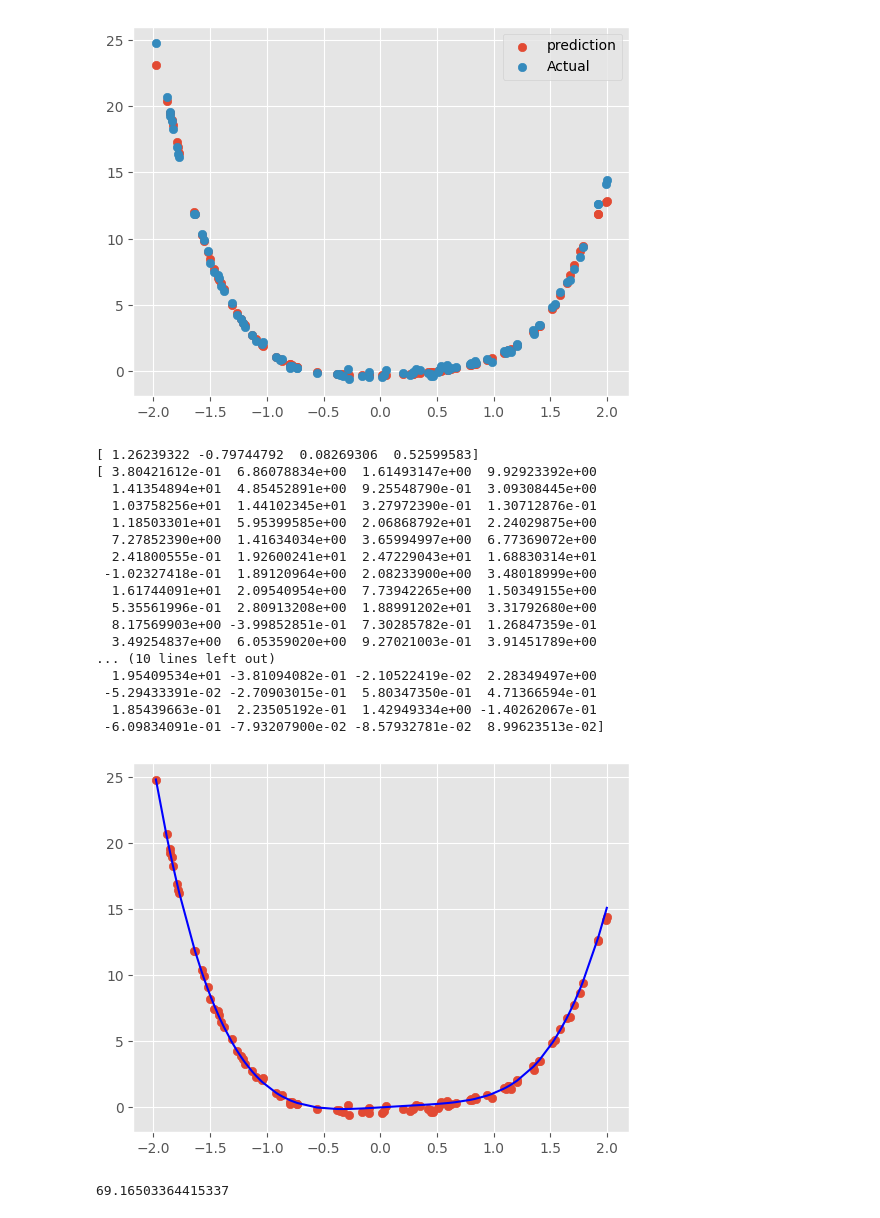
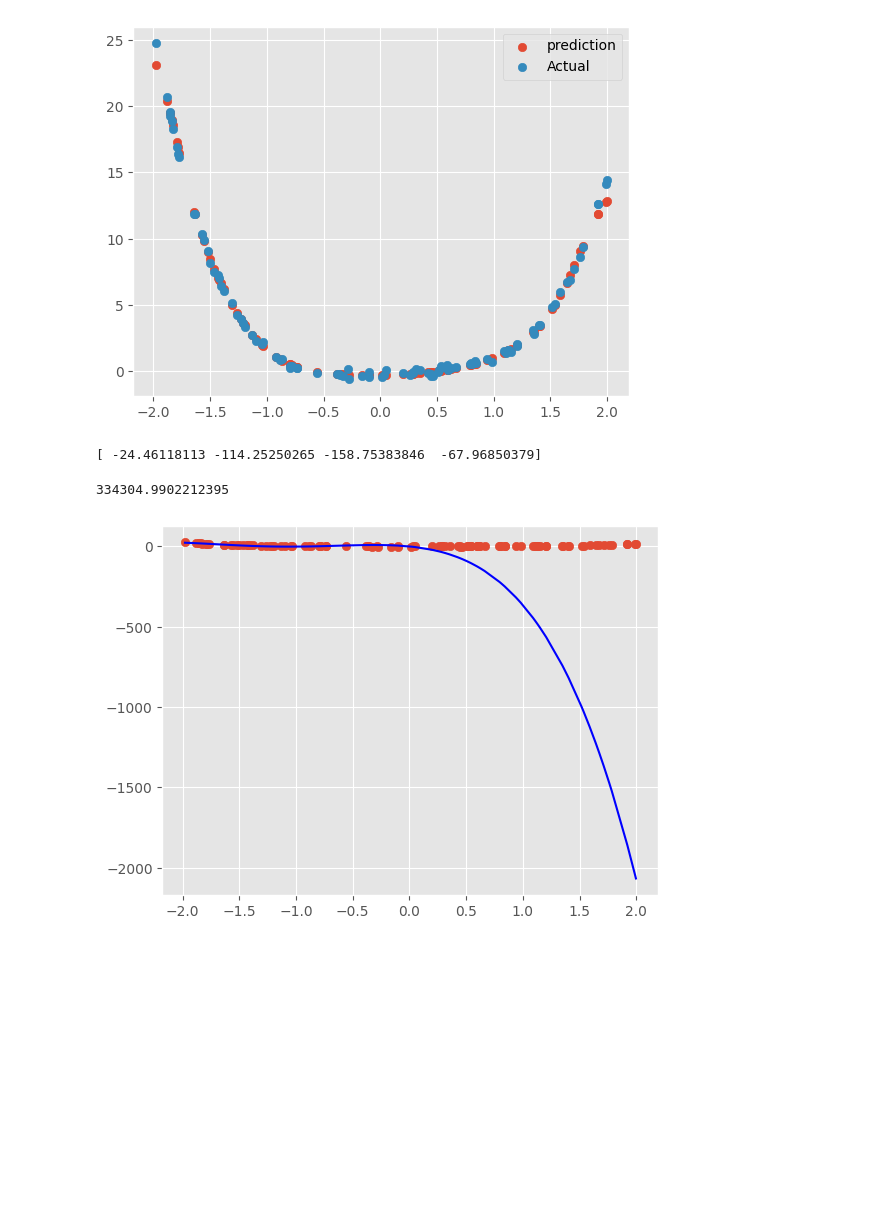
Before and after one commit to cm23ru-uol/MATH2603_individual_summative, a Jupyter notebook: main.ipynb, the cells around one changed output. Cells and saved outputs as stored; diff of their text form; code cells hidden in the pictures; blank space fills up the shorter version.

```diff
--- a/main.ipynb
+++ b/main.ipynb
@@ -187,9 +187,4 @@ plot_3_1 = plt.scatter(x_test, y_pred)
 plot_3_2 = plt.scatter(x_test, y_true)
 # %% [output]
 [figure]
-# %%
-validation_dataset = pd.read_csv('val.csv')
-
-x_val = validation_dataset.x.to_numpy()
-y_val = validation_dataset.y.to_numpy()
 # %%
@@ -207,36 +207,19 @@ plt.show()
 # %%
 
+
 A = [[i**4, i**3, i**2, i] for i in x_val]
-Y = [i for i in y_val_pred]
+Y = np.array([i for i in y_val_pred])
+
 
 res = np.linalg.inv(A[:4]).dot(Y[:4])
 print(res)
-x_val_2 = np.sort(x_val)
-new_y_val_pred = [res[0]*i**4 + res[1]*i**3 + res[2]*i**2 + res[3]*i for i in x_val_2]
-plt.plot(x_val_2, new_y_val_pred, c='blue')
+
+new_y_val_pred = [res[0]*i**4 + res[1]*i**3 + res[2]*i**2 + res[3]*i for i in x_val]
+plt.plot(x_val, new_y_val_pred, c='blue')
 plt.scatter(x_val, y_val, label='Actual')
 
-print(y_val)
+mean_squared_error(y_val, new_y_val_pred)
 # %% [output]
-[ 1.26239322 -0.79744792  0.08269306  0.52599583]
-[ 3.80421612e-01  6.86078834e+00  1.61493147e+00  9.92923392e+00
-  1.41354894e+01  4.85452891e+00  9.25548790e-01  3.09308445e+00
-  1.03758256e+01  1.44102345e+01  3.27972390e-01  1.30712876e-01
-  1.18503301e+01  5.95399585e+00  2.06868792e+01  2.24029875e+00
-  7.27852390e+00  1.41634034e+00  3.65994997e+00  6.77369072e+00
-  2.41800555e-01  1.92600241e+01  2.47229043e+01  1.68830314e+01
- -1.02327418e-01  1.89120964e+00  2.08233900e+00  3.48018999e+00
-  1.61744091e+01  2.09540954e+00  7.73942265e+00  1.50349155e+00
-  5.35561996e-01  2.80913208e+00  1.88991202e+01  3.31792680e+00
-  8.17569903e+00 -3.99852851e-01  7.30285782e-01  1.26847359e-01
-  3.49254837e+00  6.05359020e+00  9.27021003e-01  3.91451789e+00
-... (10 lines left out)
-  1.95409534e+01 -3.81094082e-01 -2.10522419e-02  2.28349497e+00
- -5.29433391e-02 -2.70903015e-01  5.80347350e-01  4.71366594e-01
-  1.85439663e-01  2.23505192e-01  1.42949334e+00 -1.40262067e-01
- -6.09834091e-01 -7.93207900e-02 -8.57932781e-02  8.99623513e-02]
+[ -24.46118113 -114.25250265 -158.75383846  -67.96850379]
+334304.9902212395
-[figure, old version]
+[figure, new version]
-# %%
-mean_squared_error(y_val, new_y_val_pred)
-# %% [output]
-69.16503364415337
```
Also changed, not shown: parts of 6 cells of this notebook.
